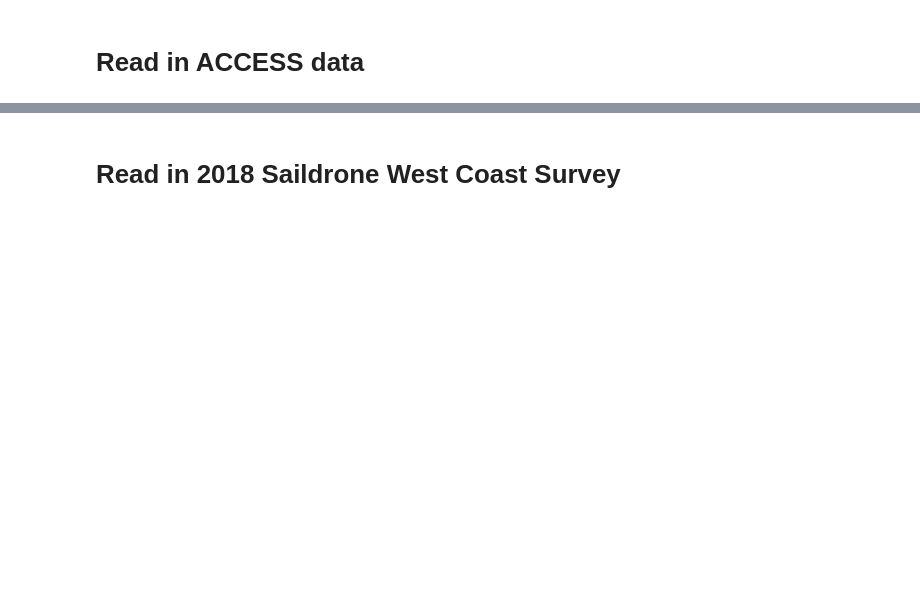
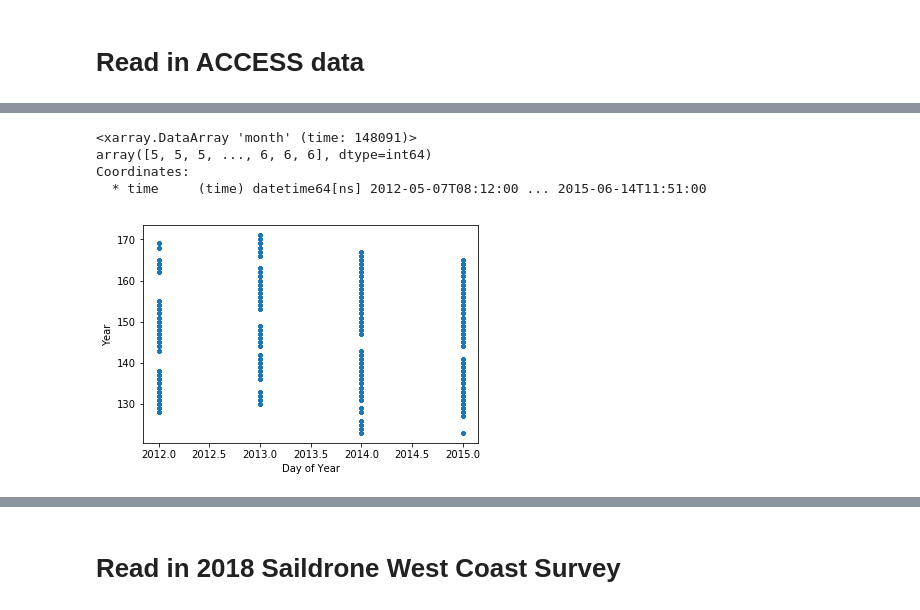
Before and after one commit to cgentemann/salinity, a Jupyter notebook: Collocate_insitu_with_SSS.ipynb, the cells around one changed output, grey strips where cells are left out. Drawn from its saved outputs; the diff is of its cells as text; code cells hidden in the pictures; blank space fills up the shorter version.

```diff
--- a/Collocate_insitu_with_SSS.ipynb
+++ b/Collocate_insitu_with_SSS.ipynb
@@ -31,4 +67,4 @@ filename = 'F:/data/cruise_data/access/rockfish_casts_2015.nc'
 ds = xr.open_dataset(filename)
 ds = ds.swap_dims({'row':'time'})
 ds = ds.rename({'latitude':'lat','longitude':'lon'})
-ds.salinity.plot()
+ds_access = ds.copy(deep=True)
@@ -34,0 +91,15 @@ ds.salinity.plot()
+# %%
+ds_access.time.dt.month
+# %% [output]
+<xarray.DataArray 'month' (time: 148091)>
+array([5, 5, 5, ..., 6, 6, 6], dtype=int64)
+Coordinates:
+  * time     (time) datetime64[ns] 2012-05-07T08:12:00 ... 2015-06-14T11:51:00
+# %%
+plt.plot(ds_access.time.dt.year,ds_access.time.dt.dayofyear,'.')
+plt.xlabel('Day of Year')
+plt.ylabel('Year')
+fig_fname = 'C:/Users/gentemann/Google Drive/f_drive/docs/projects/SSS/figures/access_date.png'
+plt.savefig(fig_fname, transparent=False, format='png')
+# %% [output]
+[figure, added]
```
Also changed, not shown: parts of 20 cells of this notebook, 1 other file.
